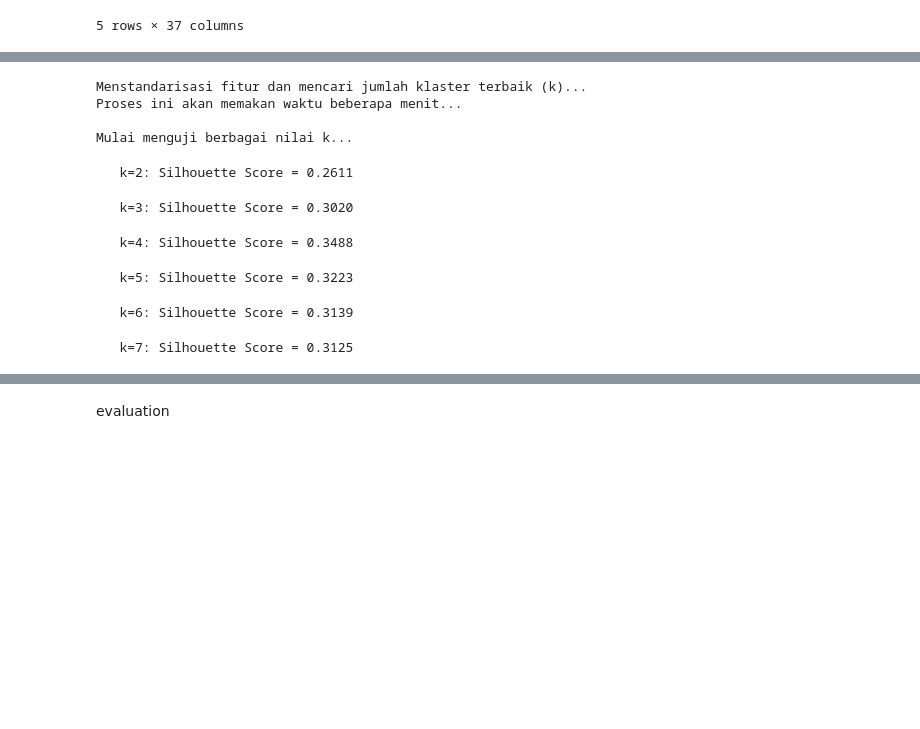
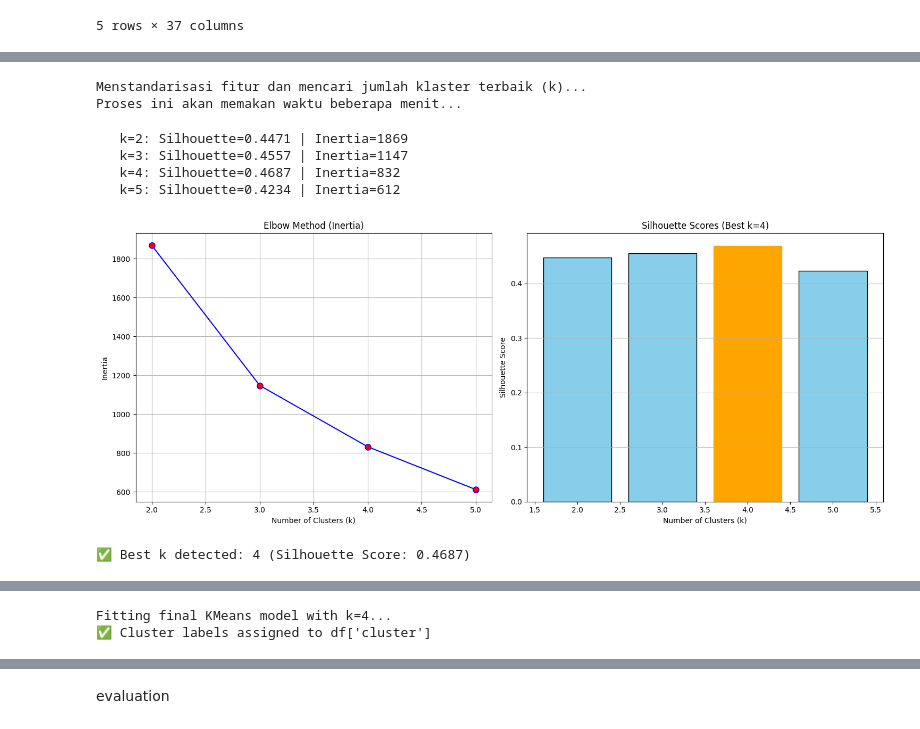
Before and after one commit to Elnathz/ClusteringGempa, a Jupyter notebook: earthquake_clustering.ipynb, the cells around one changed output, grey strips where cells are left out. Saved outputs shown, nothing was run; the diff lists cells and outputs as text; code cells hidden in the pictures; blank space fills up the shorter version.

```diff
--- a/earthquake_clustering.ipynb
+++ b/earthquake_clustering.ipynb
@@ -119,46 +147,77 @@ Total data points used: 131131
 # %%
 from tqdm.notebook import tqdm
 import sys
-from sklearn.preprocessing import StandardScaler
+import matplotlib.pyplot as plt
+from sklearn.preprocessing import StandardScaler, MinMaxScaler
 from sklearn.cluster import KMeans
 from sklearn.metrics import silhouette_score
 
 print("Menstandarisasi fitur dan mencari jumlah klaster terbaik (k)...")
 print("Proses ini akan memakan waktu beberapa menit...\n")
 
-scaler = StandardScaler()
+scaler = MinMaxScaler()
 X_scaled = scaler.fit_transform(X)
 
-K_range = range(2, 6)
-sil_scores = {}
+K_range = range(2, 8)
+sil_scores = []
+inertias = []
 
 pbar = tqdm(
     K_range,
     desc="🔍 Testing k values",
     dynamic_ncols=True,
-    file=sys.stdout,      # paksa ke stdout (kadang VS Code butuh ini)
+    file=sys.stdout,
     mininterval=0.1,
     leave=True
 )
 
 for k in pbar:
-    kmeans = KMeans(n_clusters=k, random_state=42, n_init=20)
+    kmeans = KMeans(n_clusters=k, random_state=42, n_init=3)
     labels = kmeans.fit_predict(X_scaled)
 
+    # Calculate metrics
     score = silhouette_score(X_scaled, labels)
-    sil_scores[k] = score
+    inertia = kmeans.inertia_
 
-    # Update status tanpa ngerusak progress bar
-    pbar.set_postfix_str(f"k={k} sil={score:.4f}")
-    tqdm.write(f"   k={k}: Silhouette Score = {score:.4f}")
+    sil_scores.append(score)
+    inertias.append(inertia)
+
+    pbar.set_postfix_str(f"k={k} sil={score:.4f} inertia={inertia:.0f}")
+    tqdm.write(f"   k={k}: Silhouette={score:.4f} | Inertia={inertia:.0f}")
+
+# Determine best_k based on max silhouette
+# Note: Elbow method is visual, so we stick to silhouette for auto-selection
+best_score_idx = sil_scores.index(max(sil_scores))
+best_k = K_range[best_score_idx]
+
+# --- VISUALIZATION ---
+fig, (ax1, ax2) = plt.subplots(1, 2, figsize=(15, 6))
+
+# Plot 1: Elbow Method (Inertia)
+ax1.plot(K_range, inertias, 'bo-', markerfacecolor='red', markersize=8)
+ax1.set_title('Elbow Method (Inertia)')
+ax1.set_xlabel('Number of Clusters (k)')
+ax1.set_ylabel('Inertia')
+ax1.grid(True)
+
+# Plot 2: Silhouette Score
+bars = ax2.bar(K_range, sil_scores, color='skyblue', edgecolor='black')
+bars[best_score_idx].set_color('orange') # Highlight best k
+ax2.set_title(f'Silhouette Scores (Best k={best_k})')
+ax2.set_xlabel('Number of Clusters (k)')
+ax2.set_ylabel('Silhouette Score')
+ax2.grid(axis='y')
+
+plt.tight_layout()
+plt.show()
+
+print(f"\n✅ Best k detected: {best_k} (Silhouette Score: {max(sil_scores):.4f})")
 # %% [output]
 Menstandarisasi fitur dan mencari jumlah klaster terbaik (k)...
 Proses ini akan memakan waktu beberapa menit...
-
-Mulai menguji berbagai nilai k...
-   k=2: Silhouette Score = 0.2611
+   k=2: Silhouette=0.4471 | Inertia=1869
+   k=3: Silhouette=0.4557 | Inertia=1147
+   k=4: Silhouette=0.4687 | Inertia=832
+   k=5: Silhouette=0.4234 | Inertia=612
+[figure, added]
-   k=3: Silhouette Score = 0.3020
+✅ Best k detected: 4 (Silhouette Score: 0.4687)
-   k=4: Silhouette Score = 0.3488
-   k=5: Silhouette Score = 0.3223
-   k=6: Silhouette Score = 0.3139
-   k=7: Silhouette Score = 0.3125
@@ -185 +224,13 @@ Mulai menguji berbagai nilai k...
+# %%
+# --- FIT MODEL FINAL DENGAN BEST K ---
+print(f"Fitting final KMeans model with k={best_k}...")
+kmeans = KMeans(n_clusters=best_k, random_state=42, n_init=10)
+labels = kmeans.fit_predict(X_scaled)
+
+# Simpan label ke DataFrame utama
+df['cluster'] = labels
+print("✅ Cluster labels assigned to df['cluster']")
+# %% [output]
+Fitting final KMeans model with k=4...
+✅ Cluster labels assigned to df['cluster']
 # %%
```
Also changed, not shown: parts of 14 cells of this notebook, 8 other files.
